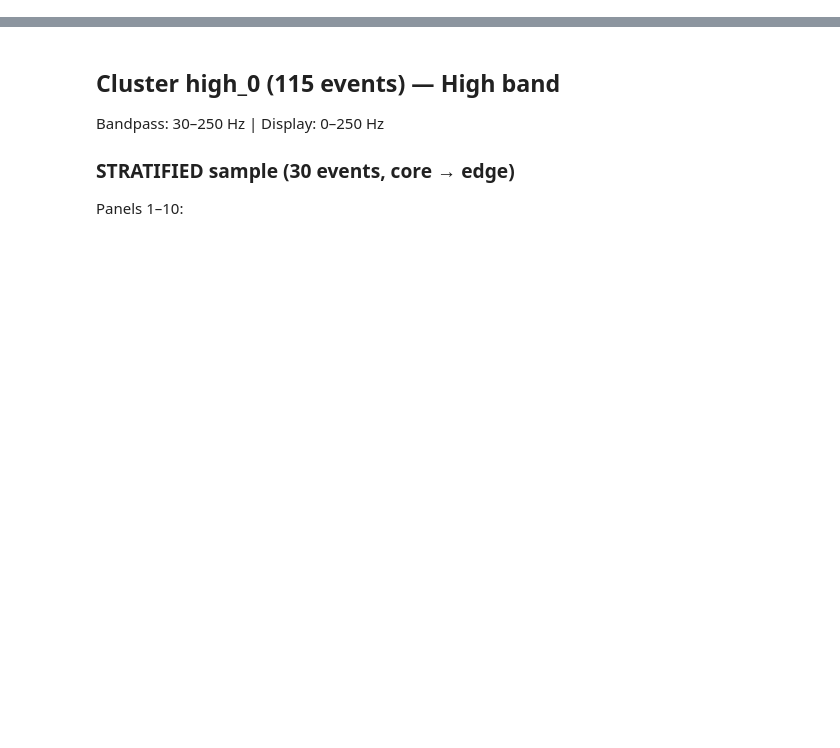
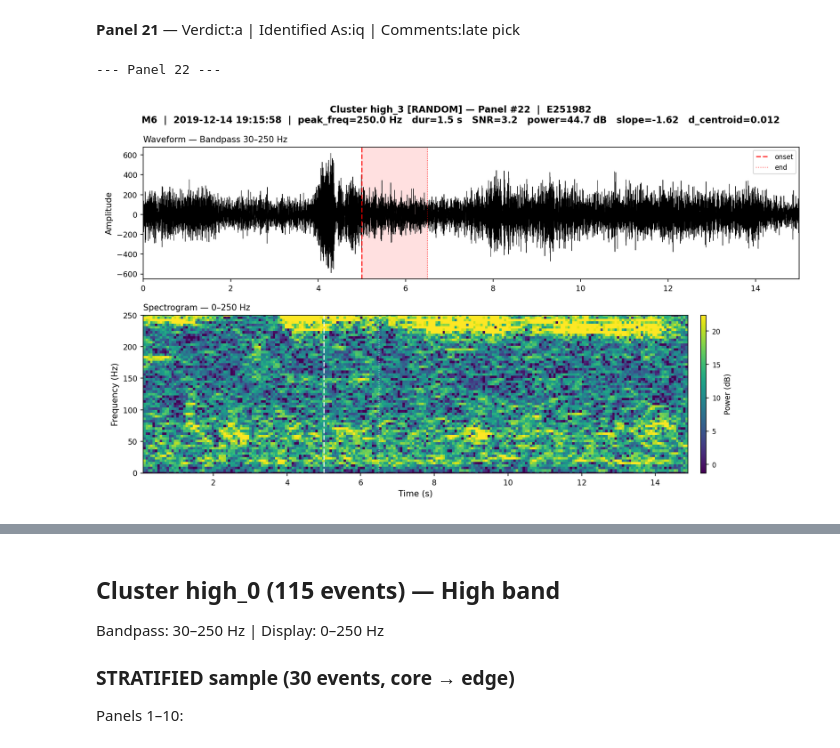
Before and after one commit to daxsoule/noaa_bravoseis, a Jupyter notebook: notebooks/gold_standard_review.ipynb, the cells around one changed output, grey strips where cells are left out. Drawn from its saved outputs; the diff is of its cells as text; code cells hidden in the pictures; blank space fills up the shorter version.

```diff
--- a/notebooks/gold_standard_review.ipynb
+++ b/notebooks/gold_standard_review.ipynb
@@ -30,0 +304,10 @@ FIG_DIR = Path("../outputs/figures/exploratory/gold_standard")
+# %% [markdown]
+**Panel 21** — Verdict:a | Identified As:iq | Comments:late pick
+# %%
+p = FIG_DIR / f"gold_high_3_random_panel22.png"
+if p.exists():
+    print("--- Panel 22 ---")
+    display(Image(filename=str(p)))
+# %% [output]
+--- Panel 22 ---
+[figure, added]
```
Also changed, not shown: parts of 79 cells of this notebook, 4 other files.
